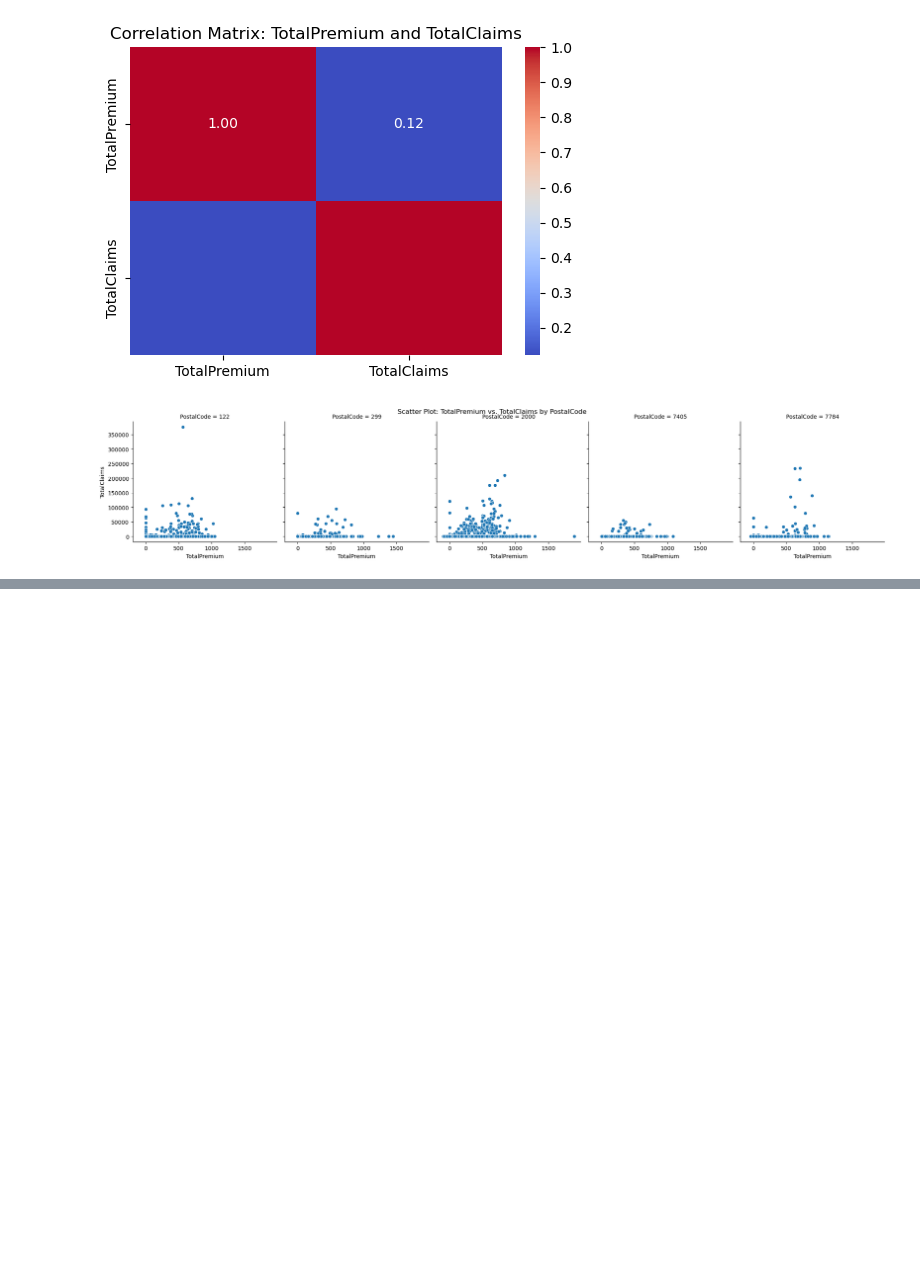
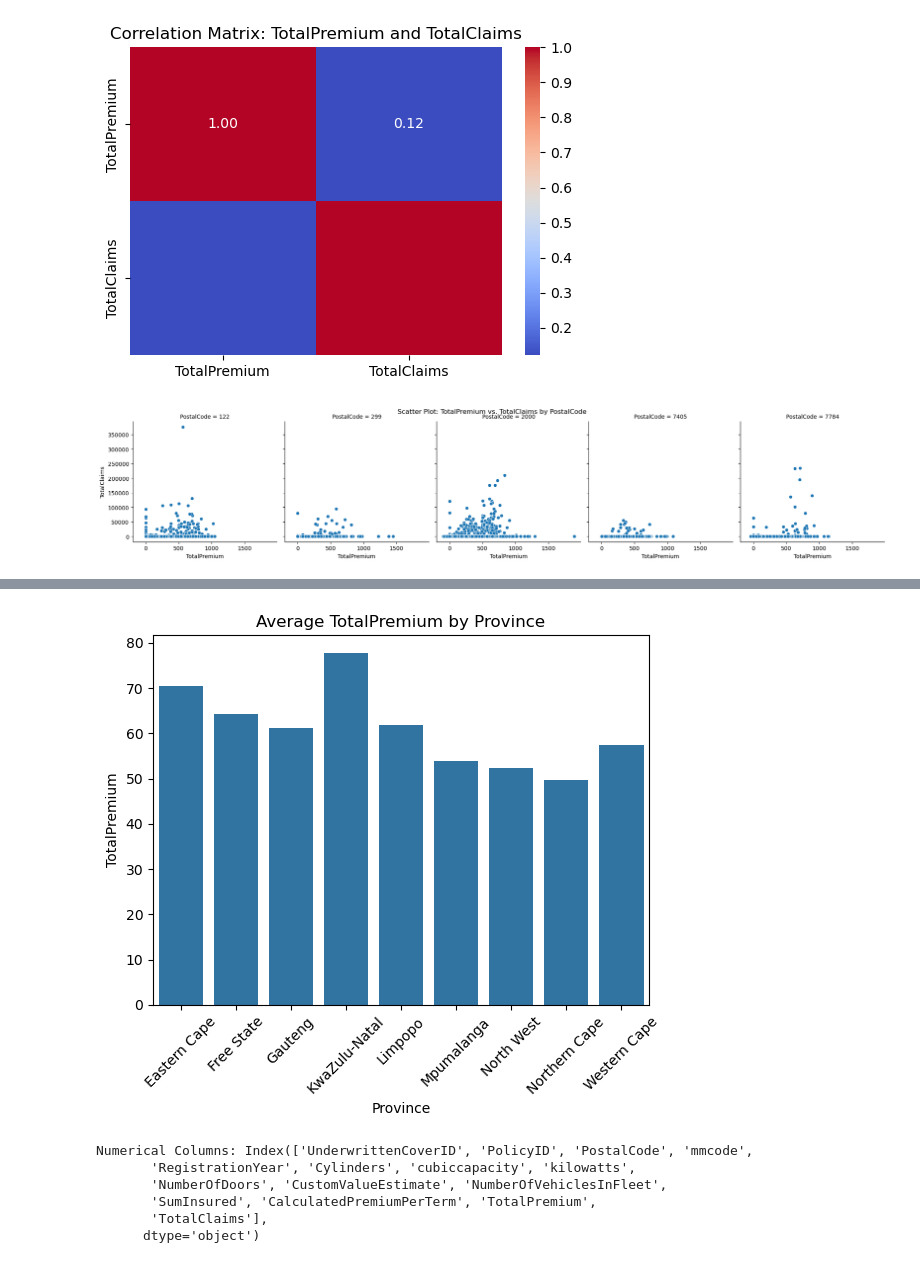
Before and after one commit to Zeyni12/kifiya_week3_assignment, a Jupyter notebook: notebooks/EDA_analysis.ipynb, the cells around one changed output, grey strips where cells are left out. Saved outputs shown, nothing was run; the diff lists cells and outputs as text; code cells hidden in the pictures; blank space fills up the shorter version.

```diff
--- a/notebooks/EDA_analysis.ipynb
+++ b/notebooks/EDA_analysis.ipynb
@@ -258,0 +370,28 @@ plt.show()
+# %%
+# Summarize by PostalCode
+postal_summary = df.groupby("PostalCode").agg({"TotalPremium": "mean", "TotalClaims": "mean"}).reset_index()
+
+# Summarize by Province
+province_summary = df.groupby("Province").agg({"TotalPremium": "mean", "TotalClaims": "mean"}).reset_index()
+
+# Summarize by Country
+country_summary = df.groupby("Country").agg({"TotalPremium": "mean", "TotalClaims": "mean"}).reset_index()
+# %%
+# Example: Bar plot for Province
+sns.barplot(data=province_summary, x="Province", y="TotalPremium")
+plt.title("Average TotalPremium by Province")
+plt.xticks(rotation=45)
+plt.show()
+# %% [output]
+[figure, added]
+# %%
+# Selecting numerical columns
+numerical_columns = df.select_dtypes(include=["number"]).columns
+print("Numerical Columns:", numerical_columns)
+# %% [output]
+Numerical Columns: Index(['UnderwrittenCoverID', 'PolicyID', 'PostalCode', 'mmcode',
+       'RegistrationYear', 'Cylinders', 'cubiccapacity', 'kilowatts',
+       'NumberOfDoors', 'CustomValueEstimate', 'NumberOfVehiclesInFleet',
+       'SumInsured', 'CalculatedPremiumPerTerm', 'TotalPremium',
+       'TotalClaims'],
+      dtype='object')
```
Also changed, not shown: parts of 10 cells of this notebook, 1 other file.
